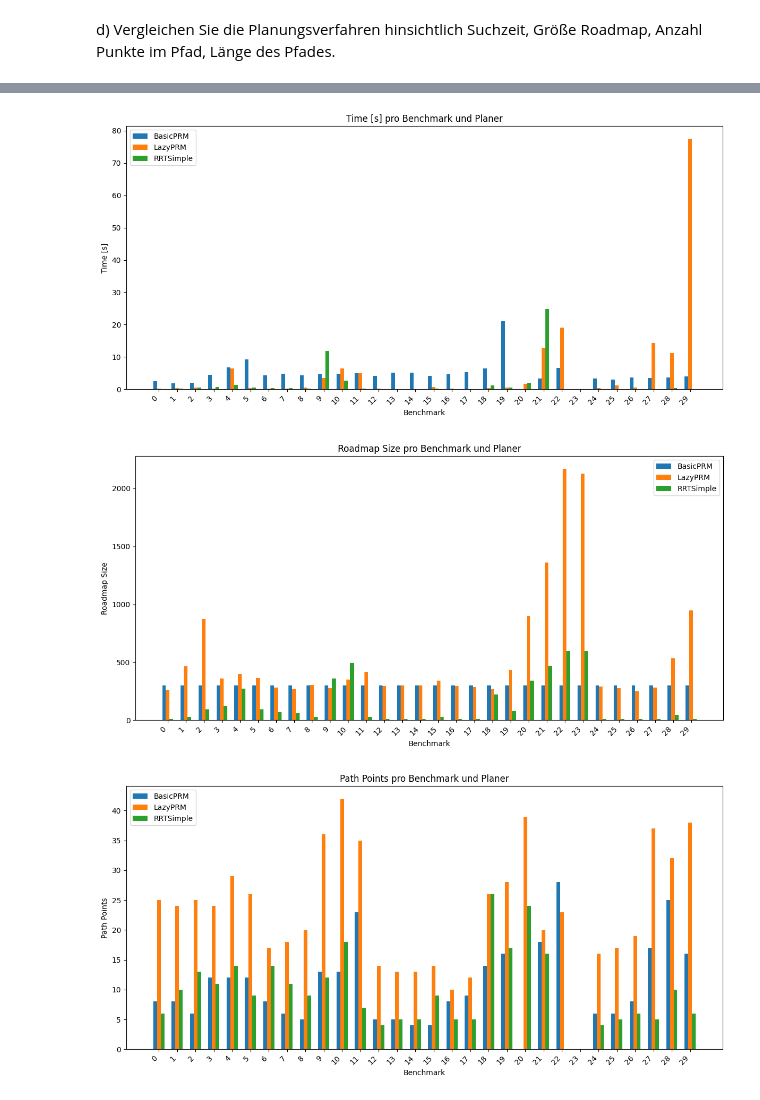
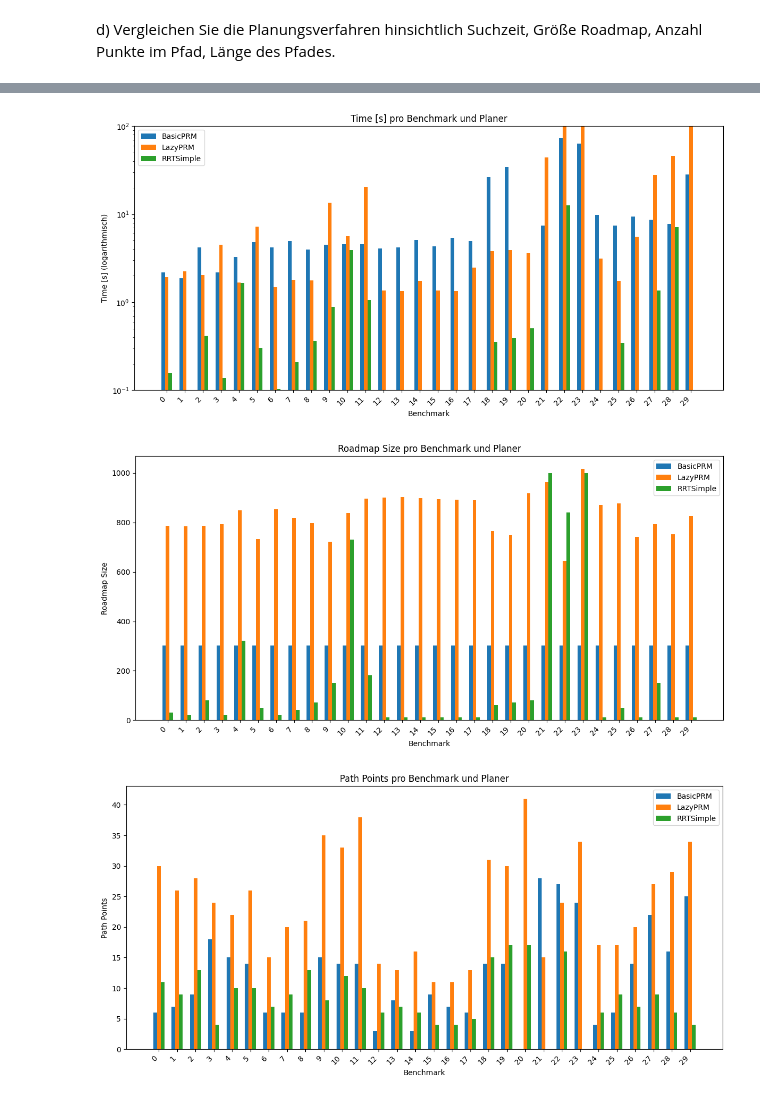
Before and after one commit to martin20032001/mobileRoboter, a Jupyter notebook: notebooks/mobileRoboter.ipynb, the cells around one changed output, grey strips where cells are left out. Saved outputs shown, nothing was run; the diff lists cells and outputs as text; code cells hidden in the pictures.

```diff
--- a/notebooks/mobileRoboter.ipynb
+++ b/notebooks/mobileRoboter.ipynb
@@ -130,8 +134,8 @@ max_attempts = 10
 # %% [markdown]
 BasicPRM
 # %%
-config_basic = {'radius': 99.0, 'numNodes': 500}
-bench_range_basic = benchList
+config_basic = {'radius': 99.0, 'numNodes': 1000}
+bench_range_basic = [benchList[23]]
   # oder eine andere Teilmenge
 
 
@@ -237,7 +241,8 @@ from IPRRT import RRTSimple
 # RRTSimple-Visualisierung mit Retries
 # ---------------------------------
 
-bench_range_rrt = benchList
+bench_range_rrt = [benchList[22]]
+
 
 config_rrt = {'numberOfGeneratedNodes': 900, 'testGoalAfterNumberOfNodes': 10}
 
@@ -365,6 +374,7 @@ from IPython.display import display
 # -------------------------------------
 # 1. Mittelwert-Tabelle mit Markierung
 # -------------------------------------
+df_results = pd.read_csv('benchmark_results.csv')
 pivot_avg = df_results.groupby("Planner").mean(numeric_only=True).round(3)
 pivot_avg = pivot_avg[['Time [s]', 'Roadmap Size', 'Path Points', 'Path Length']]
 
@@ -421,41 +431,48 @@ Durchschnittswerte je Planungsverfahren:
 # %%
 animate_saved_result(results, selected_benchmark=1, selected_planner="RRTSimple")
 # %%
+import pandas as pd
 import matplotlib.pyplot as plt
+import numpy as np
 
-# Metriken, die du vergleichen möchtest
+# CSV laden
+df_results = pd.read_csv('benchmark_results.csv')
+
 metrics = ['Time [s]', 'Roadmap Size', 'Path Points', 'Path Length']
-
-# Alle eindeutigen Planer und Benchmarks
 planners = df_results['Planner'].unique()
 benchmarks = df_results['Benchmark'].unique()
 
-# Gruppierte Balkendiagramme für jede Metrik
 for metric in metrics:
     plt.figure(figsize=(12, 6))
-
     x = range(len(benchmarks))
-    width = 0.2  # Breite der Balken
+    width = 0.2
 
     for i, planner in enumerate(planners):
         values = []
         for benchmark in benchmarks:
             subset = df_results[(df_results['Planner'] == planner) & (df_results['Benchmark'] == benchmark)]
-            mean_value = subset[metric].mean() if not subset.empty else 0
+            mean_value = subset[metric].mean() if not subset.empty else 0.001  # Vermeidet log(0)
             values.append(mean_value)
 
-        # Versetzte Position der Balken
         offset = [xi + (i - 1) * width for xi in x]
         plt.bar(offset, values, width=width, label=planner)
 
     plt.title(f'{metric} pro Benchmark und Planer')
     plt.xlabel('Benchmark')
     plt.ylabel(metric)
     plt.xticks(ticks=x, labels=benchmarks, rotation=45, ha='right')
+
+    # Logarithmische y-Achse für 'Time [s]'
+    if metric == 'Time [s]':
+        plt.yscale('log')
+        plt.ylim(1e-1, 100)  # z.B. 1ms bis 10 Sekunden
+        plt.ylabel('Time [s] (logarithmisch)')
+
+
     plt.legend()
     plt.tight_layout()
     plt.show()
 # %% [output]
-[figure, old version]
+[figure, new version]
-[figure, old version]
+[figure, new version]
-[figure, old version]
+[figure, new version]
```
Also changed, not shown: parts of 6 cells of this notebook, 1 other file.
